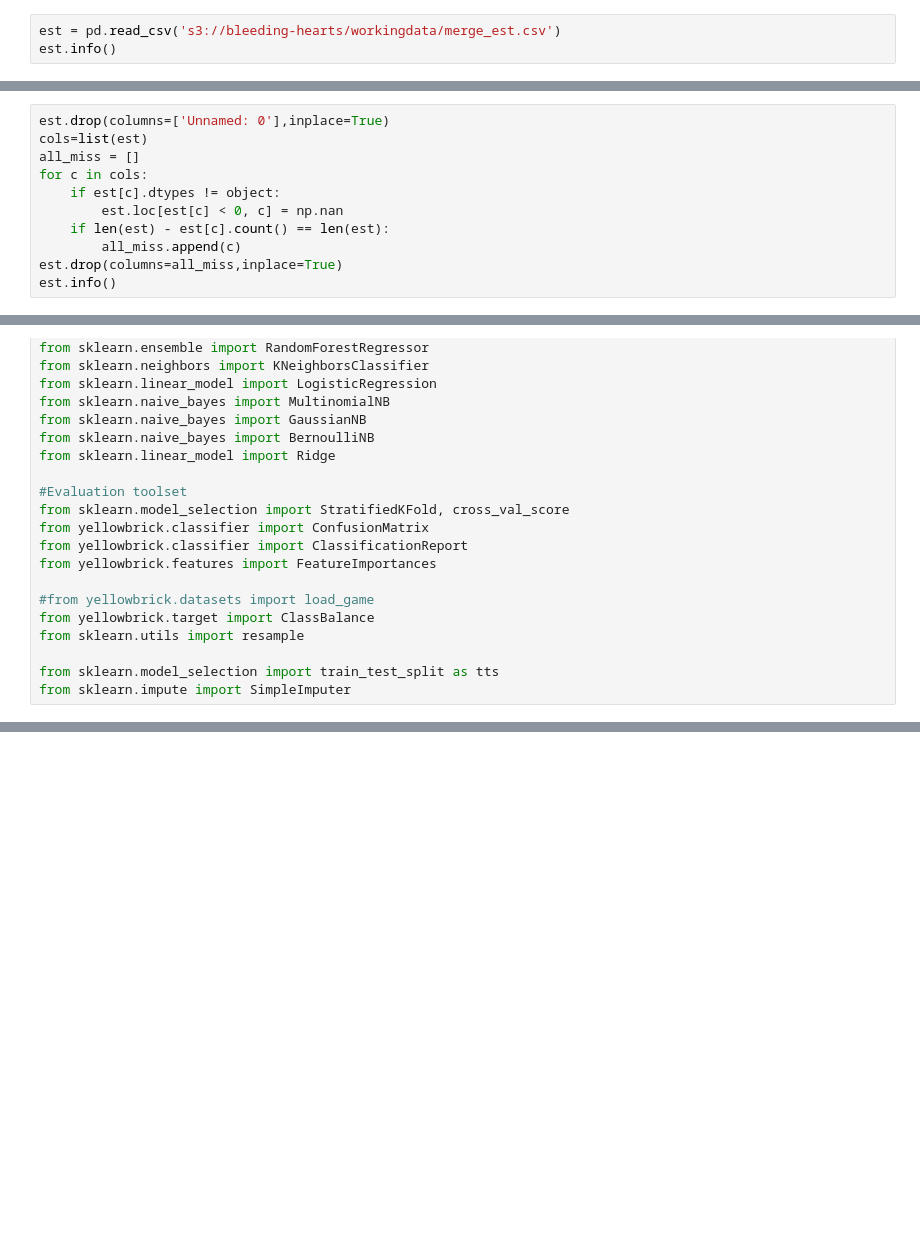
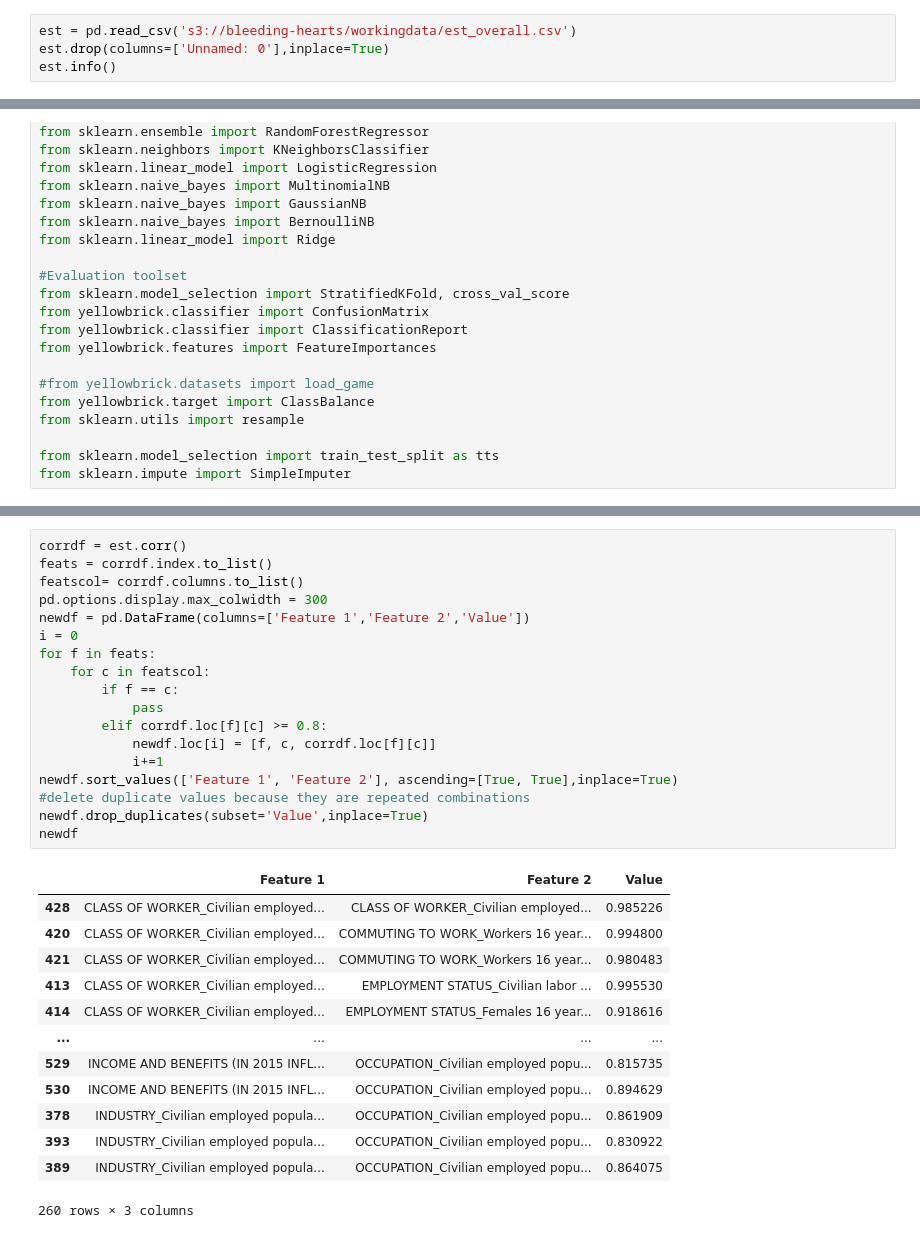
Before and after one commit to georgetown-analytics/Bleeding-Hearts, a Jupyter notebook: models/feature_importance.ipynb, the cells around one changed output, grey strips where cells are left out. Saved outputs shown, nothing was run; the diff lists cells and outputs as text; blank space fills up the shorter version.

```diff
--- a/models/feature_importance.ipynb
+++ b/models/feature_importance.ipynb
@@ -14,5 +14,6 @@ Program run at 2021-06-06 15:57:37.145198
 # %%
-est = pd.read_csv('s3://bleeding-hearts/workingdata/merge_est.csv')
+est = pd.read_csv('s3://bleeding-hearts/workingdata/est_overall.csv')
+est.drop(columns=['Unnamed: 0'],inplace=True)
 est.info()
 # %% [output]
 <class 'pandas.core.frame.DataFrame'>
@@ -23,11 +23,0 @@ memory usage: 20.6+ MB
-# %%
-est.drop(columns=['Unnamed: 0'],inplace=True)
-cols=list(est)
-all_miss = []
-for c in cols:
-    if est[c].dtypes != object:
-        est.loc[est[c] < 0, c] = np.nan
-    if len(est) - est[c].count() == len(est):
-        all_miss.append(c)
-est.drop(columns=all_miss,inplace=True)
-est.info()
@@ -144 +111,33 @@ viz.show()
 <AxesSubplot:title={'center':'Feature Importances of 119 Features using RandomForestClassifier'}, xlabel='relative importance'>
+# %%
+corrdf = est.corr()
+feats = corrdf.index.to_list()
+featscol= corrdf.columns.to_list()
+pd.options.display.max_colwidth = 300
+newdf = pd.DataFrame(columns=['Feature 1','Feature 2','Value'])
+i = 0
+for f in feats:
+    for c in featscol:
+        if f == c:
+            pass
+        elif corrdf.loc[f][c] >= 0.8:
+            newdf.loc[i] = [f, c, corrdf.loc[f][c]]
+            i+=1
+newdf.sort_values(['Feature 1', 'Feature 2'], ascending=[True, True],inplace=True)
+#delete duplicate values because they are repeated combinations
+newdf.drop_duplicates(subset='Value',inplace=True)
+newdf
+# %% [output]
+|  | Feature 1 | Feature 2 | Value |
+| 428 | CLASS OF WORKER_Civilian employed... | CLASS OF WORKER_Civilian employed... | 0.985226 |
+| 420 | CLASS OF WORKER_Civilian employed... | COMMUTING TO WORK_Workers 16 year... | 0.994800 |
+| 421 | CLASS OF WORKER_Civilian employed... | COMMUTING TO WORK_Workers 16 year... | 0.980483 |
+| 413 | CLASS OF WORKER_Civilian employed... | EMPLOYMENT STATUS_Civilian labor ... | 0.995530 |
+| 414 | CLASS OF WORKER_Civilian employed... | EMPLOYMENT STATUS_Females 16 year... | 0.918616 |
+| ... | ... | ... | ... |
+| 529 | INCOME AND BENEFITS (IN 2015 INFL... | OCCUPATION_Civilian employed popu... | 0.815735 |
+| 530 | INCOME AND BENEFITS (IN 2015 INFL... | OCCUPATION_Civilian employed popu... | 0.894629 |
+| 378 | INDUSTRY_Civilian employed popula... | OCCUPATION_Civilian employed popu... | 0.861909 |
+| 393 | INDUSTRY_Civilian employed popula... | OCCUPATION_Civilian employed popu... | 0.830922 |
+| 389 | INDUSTRY_Civilian employed popula... | OCCUPATION_Civilian employed popu... | 0.864075 |
+260 rows × 3 columns
```
Also changed, not shown: parts of 21 cells of this notebook.
